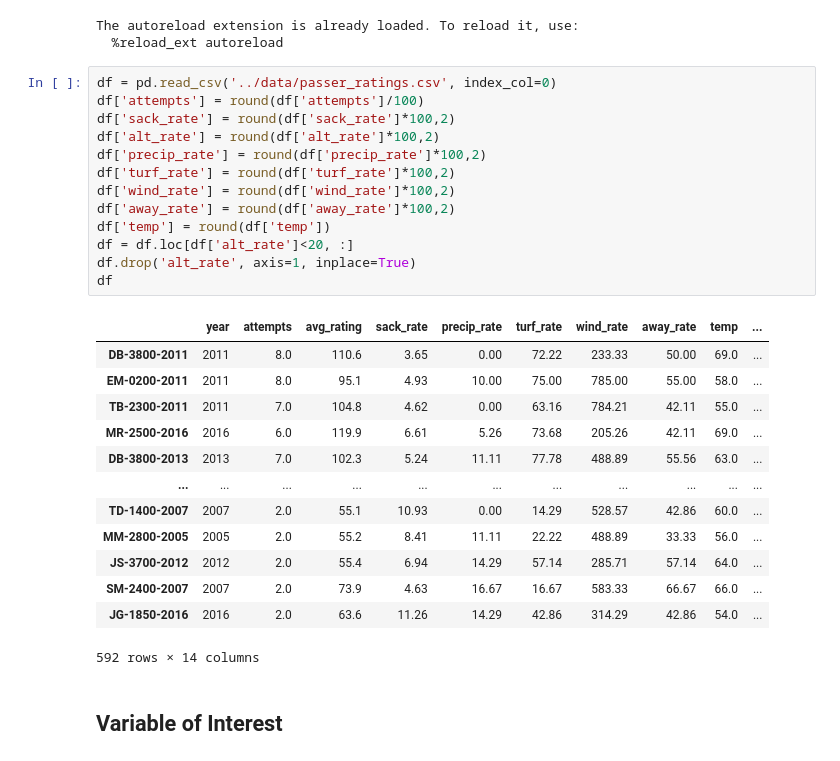
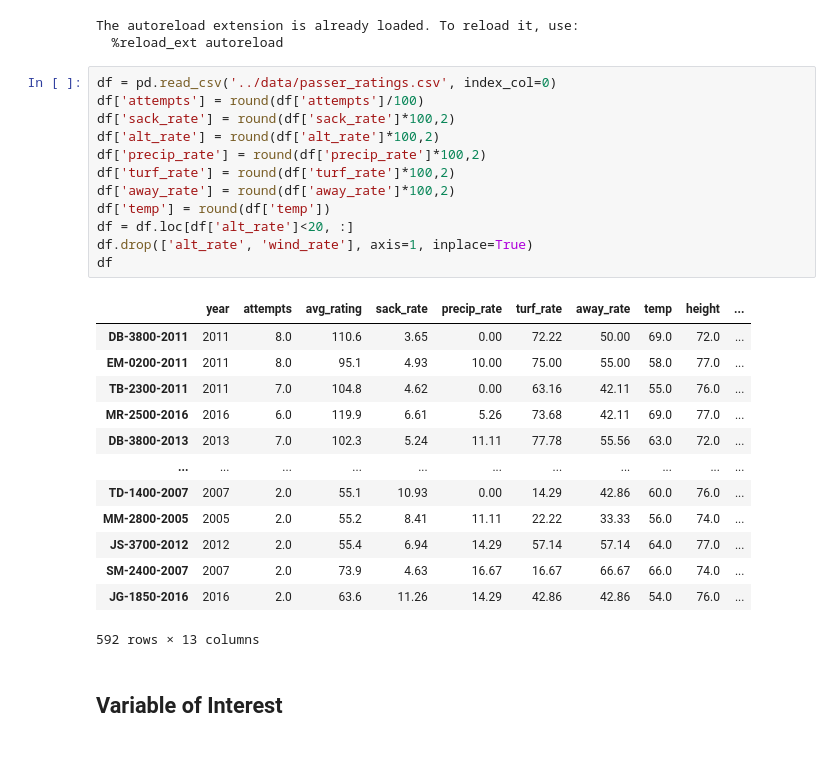
Before and after one commit to lewisbails/nfl-project, a Jupyter notebook: notebooks/passer_ratings.ipynb, the cells around one changed output. Drawn from its saved outputs; the diff is of its cells as text.

```diff
--- a/notebooks/passer_ratings.ipynb
+++ b/notebooks/passer_ratings.ipynb
@@ -22,30 +22,29 @@ The autoreload extension is already loaded. To reload it, use:
 # %%
 df = pd.read_csv('../data/passer_ratings.csv', index_col=0)
 df['attempts'] = round(df['attempts']/100)
 df['sack_rate'] = round(df['sack_rate']*100,2)
 df['alt_rate'] = round(df['alt_rate']*100,2)
 df['precip_rate'] = round(df['precip_rate']*100,2)
 df['turf_rate'] = round(df['turf_rate']*100,2)
-df['wind_rate'] = round(df['wind_rate']*100,2)
 df['away_rate'] = round(df['away_rate']*100,2)
 df['temp'] = round(df['temp'])
 df = df.loc[df['alt_rate']<20, :]
-df.drop('alt_rate', axis=1, inplace=True)
+df.drop(['alt_rate', 'wind_rate'], axis=1, inplace=True)
 df
 # %% [output]
-|  | year | attempts | avg_rating | sack_rate | precip_rate | turf_rate | wind_rate | away_rate | temp | ... |
-| DB-3800-2011 | 2011 | 8.0 | 110.6 | 3.65 | 0.00 | 72.22 | 233.33 | 50.00 | 69.0 | ... |
-| EM-0200-2011 | 2011 | 8.0 | 95.1 | 4.93 | 10.00 | 75.00 | 785.00 | 55.00 | 58.0 | ... |
-| TB-2300-2011 | 2011 | 7.0 | 104.8 | 4.62 | 0.00 | 63.16 | 784.21 | 42.11 | 55.0 | ... |
-| MR-2500-2016 | 2016 | 6.0 | 119.9 | 6.61 | 5.26 | 73.68 | 205.26 | 42.11 | 69.0 | ... |
-| DB-3800-2013 | 2013 | 7.0 | 102.3 | 5.24 | 11.11 | 77.78 | 488.89 | 55.56 | 63.0 | ... |
+|  | year | attempts | avg_rating | sack_rate | precip_rate | turf_rate | away_rate | temp | height | ... |
+| DB-3800-2011 | 2011 | 8.0 | 110.6 | 3.65 | 0.00 | 72.22 | 50.00 | 69.0 | 72.0 | ... |
+| EM-0200-2011 | 2011 | 8.0 | 95.1 | 4.93 | 10.00 | 75.00 | 55.00 | 58.0 | 77.0 | ... |
+| TB-2300-2011 | 2011 | 7.0 | 104.8 | 4.62 | 0.00 | 63.16 | 42.11 | 55.0 | 76.0 | ... |
+| MR-2500-2016 | 2016 | 6.0 | 119.9 | 6.61 | 5.26 | 73.68 | 42.11 | 69.0 | 77.0 | ... |
+| DB-3800-2013 | 2013 | 7.0 | 102.3 | 5.24 | 11.11 | 77.78 | 55.56 | 63.0 | 72.0 | ... |
 | ... | ... | ... | ... | ... | ... | ... | ... | ... | ... | ... |
-| TD-1400-2007 | 2007 | 2.0 | 55.1 | 10.93 | 0.00 | 14.29 | 528.57 | 42.86 | 60.0 | ... |
-| MM-2800-2005 | 2005 | 2.0 | 55.2 | 8.41 | 11.11 | 22.22 | 488.89 | 33.33 | 56.0 | ... |
-| JS-3700-2012 | 2012 | 2.0 | 55.4 | 6.94 | 14.29 | 57.14 | 285.71 | 57.14 | 64.0 | ... |
-| SM-2400-2007 | 2007 | 2.0 | 73.9 | 4.63 | 16.67 | 16.67 | 583.33 | 66.67 | 66.0 | ... |
-| JG-1850-2016 | 2016 | 2.0 | 63.6 | 11.26 | 14.29 | 42.86 | 314.29 | 42.86 | 54.0 | ... |
+| TD-1400-2007 | 2007 | 2.0 | 55.1 | 10.93 | 0.00 | 14.29 | 42.86 | 60.0 | 76.0 | ... |
+| MM-2800-2005 | 2005 | 2.0 | 55.2 | 8.41 | 11.11 | 22.22 | 33.33 | 56.0 | 74.0 | ... |
+| JS-3700-2012 | 2012 | 2.0 | 55.4 | 6.94 | 14.29 | 57.14 | 57.14 | 64.0 | 77.0 | ... |
+| SM-2400-2007 | 2007 | 2.0 | 73.9 | 4.63 | 16.67 | 16.67 | 66.67 | 66.0 | 74.0 | ... |
+| JG-1850-2016 | 2016 | 2.0 | 63.6 | 11.26 | 14.29 | 42.86 | 42.86 | 54.0 | 76.0 | ... |
-592 rows × 14 columns
+592 rows × 13 columns
 # %% [markdown]
 ## Variable of Interest
 # %% [markdown]
```
Also changed, not shown: parts of 7 cells of this notebook.
